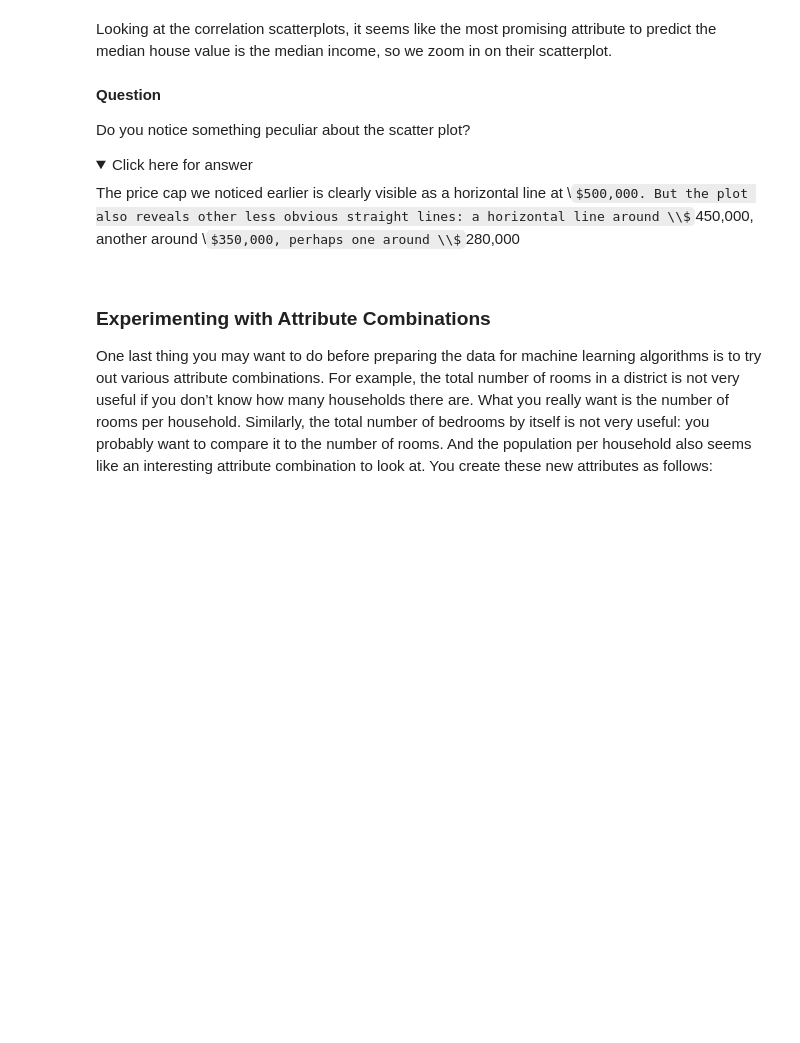
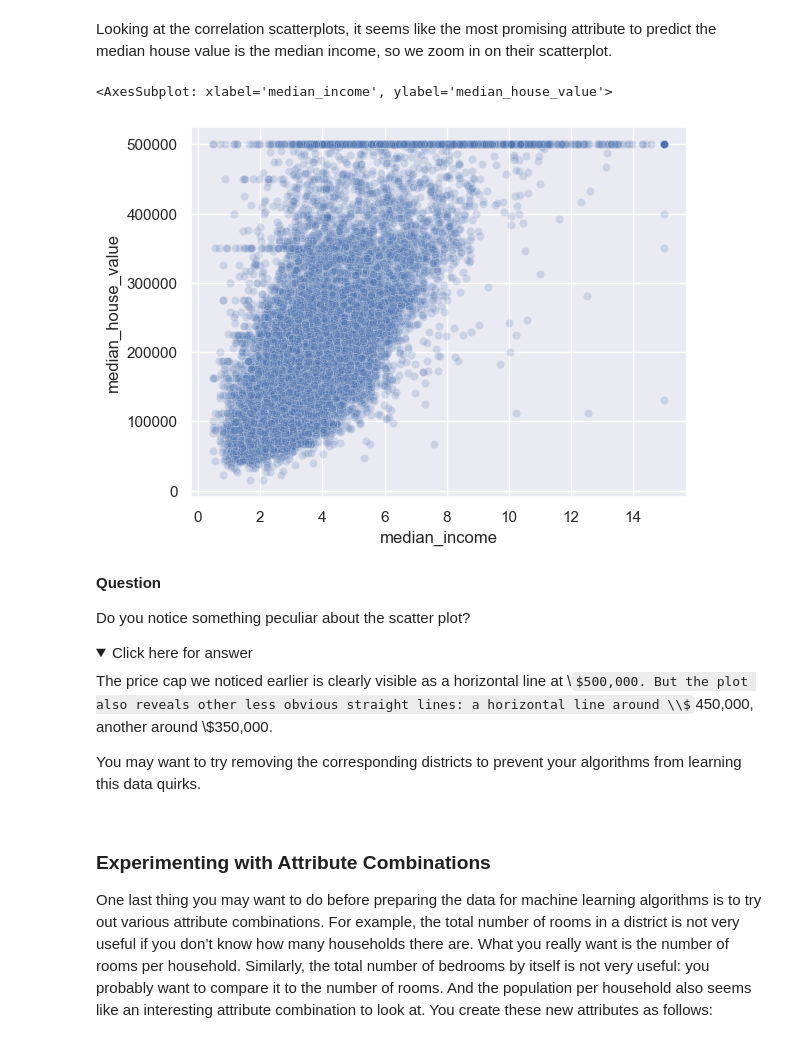
Before and after one commit to nyp-sit/agods, a Jupyter notebook: day5/2.end-to-end-ml-process.ipynb, the cells around one changed output. Saved outputs shown, nothing was run; the diff lists cells and outputs as text; code cells hidden in the pictures; folded sections open; some formulas as TeX source; blank space fills up the shorter version.

```diff
--- a/day5/2.end-to-end-ml-process.ipynb
+++ b/day5/2.end-to-end-ml-process.ipynb
@@ -110,8 +156,8 @@ many strata, and each stratum should be large enough.
 We can use the [`pd.cut()`](https://pandas.pydata.org/docs/reference/api/pandas.cut.html) to bin the median income into 5 categories (e.g. $[0, 1.5], [1.5, 3.0], [3.0, 4.5], [4.5, 6]$ and $[6, \infty]$).
 # %%
 df["income_cat"] = pd.cut(df["median_income"],
-                          bins=[0., 1.5, 3.0, 4.5, 6., np.inf],
-                          labels=[1, 2, 3, 4, 5])
+                          bins=[0., 1.5, 3.0, 4.5, 6., 7.5, 9, np.inf],
+                          labels=[1, 2, 3, 4, 5, 6, 7])
 # %% [markdown]
 Let us find out the number of samples for each categories 1, 2, ... 5.
 # %%
@@ -201,7 +289,10 @@ plt.show()
 # %% [markdown]
 Looking at the correlation scatterplots, it seems like the most promising attribute to predict the median house value is the median income, so we zoom in on their scatterplot.
 # %%
-plt.scatter(data=housing, x='median_income', y='median_house_value', alpha=0.1)
+sns.scatterplot(data=housing, x='median_income', y='median_house_value', alpha=0.2)
+# %% [output]
+<AxesSubplot: xlabel='median_income', ylabel='median_house_value'>
+[figure, added]
 # %% [markdown]
 **Question**
 
@@ -209,7 +300,9 @@ Do you notice something peculiar about the scatter plot?
 
 <details><summary>Click here for answer</summary>
 
-The price cap we noticed earlier is clearly visible as a horizontal line at \\$500,000. But the plot also reveals other less obvious straight lines: a horizontal line around \\$450,000, another around \\$350,000, perhaps one around \\$280,000
+The price cap we noticed earlier is clearly visible as a horizontal line at \\$500,000. But the plot also reveals other less obvious straight lines: a horizontal line around \\$450,000, another around \\$350,000.
+
+You may want to try removing the corresponding districts to prevent your algorithms from learning this data quirks.
 # %% [markdown]
 ### Experimenting with Attribute Combinations
 
```
Also changed, not shown: parts of 68 cells of this notebook.
